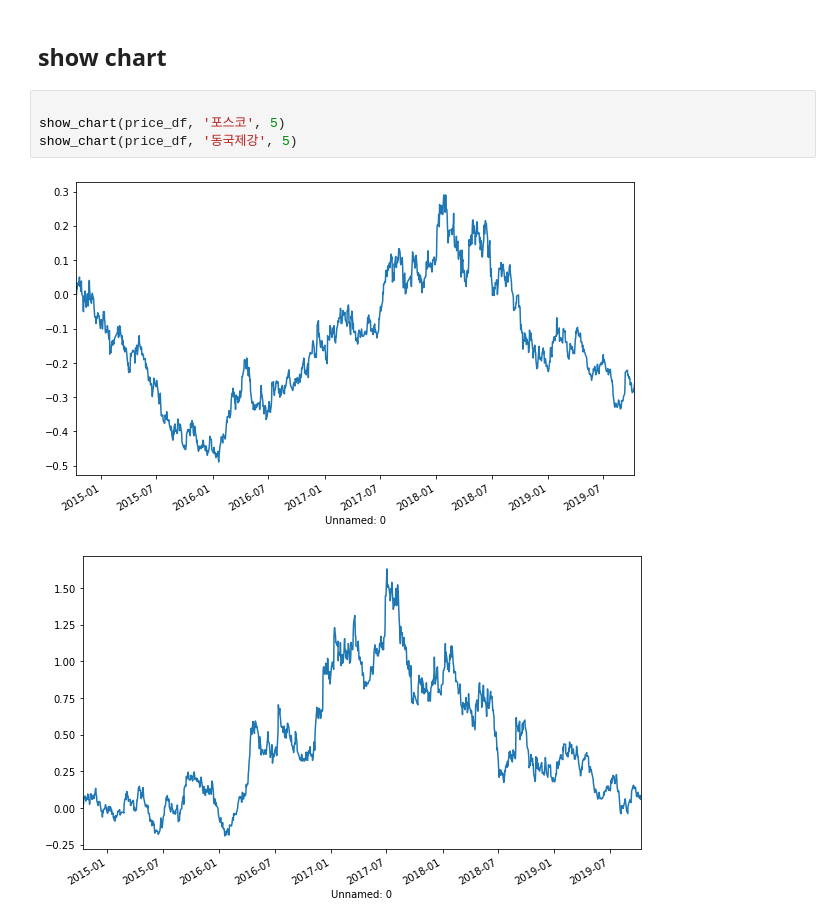
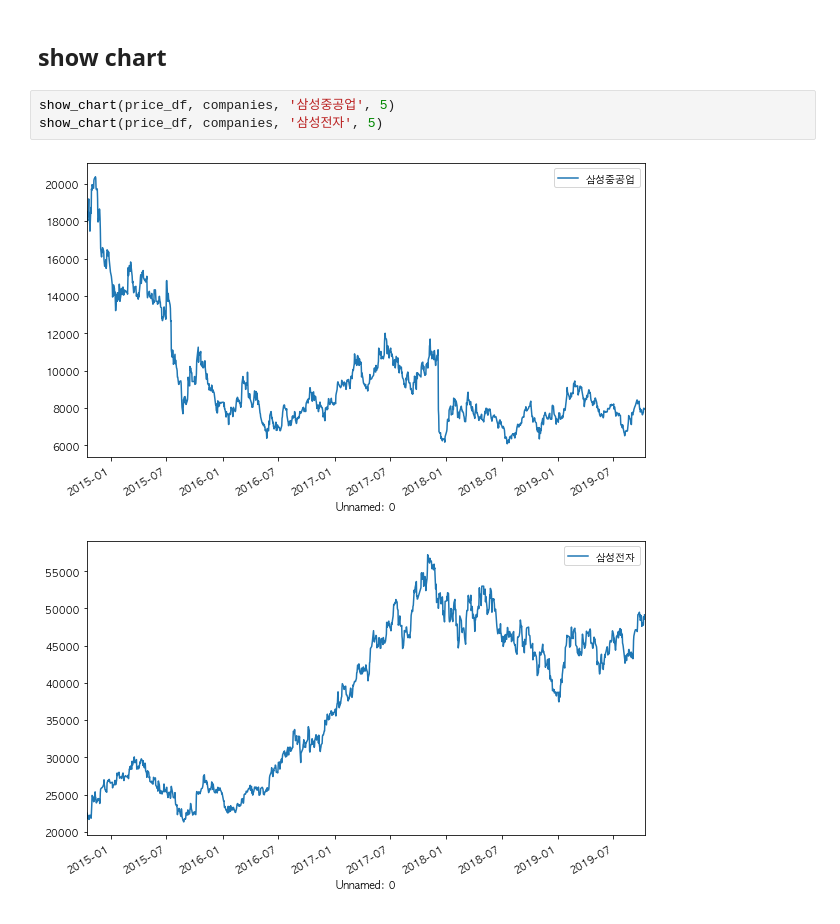
Before and after one commit to neosuperprogrammer/Quant, a Jupyter notebook: neo_quant_backtest.ipynb, the cells around one changed output. Saved outputs shown, nothing was run; the diff lists cells and outputs as text.

```diff
--- a/neo_quant_backtest.ipynb
+++ b/neo_quant_backtest.ipynb
@@ -667,9 +697,8 @@ plt.show()
 # %% [markdown]
 ## show chart
 # %%
-
-show_chart(price_df, '포스코', 5)
-show_chart(price_df, '동국제강', 5)
+show_chart(price_df, companies, '삼성중공업', 5)
+show_chart(price_df, companies, '삼성전자', 5)
 # %% [output]
-[figure, old version]
+[figure, new version]
-[figure, old version]
+[figure, new version]
```
Also changed, not shown: parts of 1 cell of this notebook, 1 other file.
